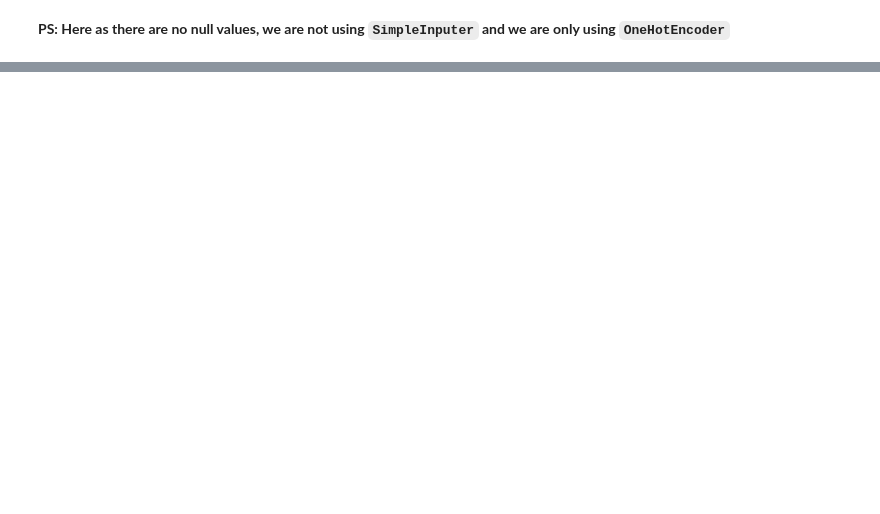
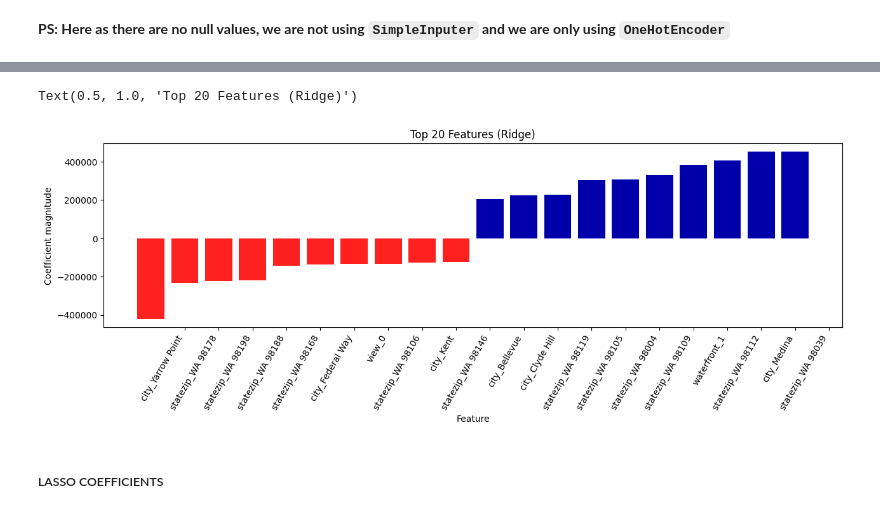
Before and after one commit to harshalk612/ML-Assigment, a Jupyter notebook: Advanced HW/hw2/hw2.ipynb, the cells around one changed output, grey strips where cells are left out. Cells and saved outputs as stored; diff of their text form; code cells hidden in the pictures; blank space fills up the shorter version.

```diff
--- a/Advanced HW/hw2/hw2.ipynb
+++ b/Advanced HW/hw2/hw2.ipynb
@@ -1322,0 +1469,2 @@ array(['statezip_WA 98004', 'statezip_WA 98023', 'statezip_WA 98040',
+# %%
+gscv_ridge.fit(X_train, y_train)
@@ -1322,0 +1724,3 @@ array(['statezip_WA 98004', 'statezip_WA 98023', 'statezip_WA 98040',
+# %%
+best_ridge = gscv_ridge.best_estimator_
+best_ridge
@@ -1322,0 +1746,3 @@ array(['statezip_WA 98004', 'statezip_WA 98023', 'statezip_WA 98040',
+# %%
+coeffs_ridge = best_ridge.named_steps['ridge'].coef_
+coeffs_ridge
@@ -1322,0 +1767,9 @@ array(['statezip_WA 98004', 'statezip_WA 98023', 'statezip_WA 98040',
+# %%
+# Visualizing the Top 20 Features and Coeffs of Ridge
+mglearn.tools.visualize_coefficients(coeffs_ridge, features, n_top_features=10)
+plt.title('Top 20 Features (Ridge)')
+# %% [output]
+Text(0.5, 1.0, 'Top 20 Features (Ridge)')
+[figure, added]
+# %% [markdown]
+##### LASSO COEFFICIENTS
```
Also changed, not shown: parts of 82 cells of this notebook.
